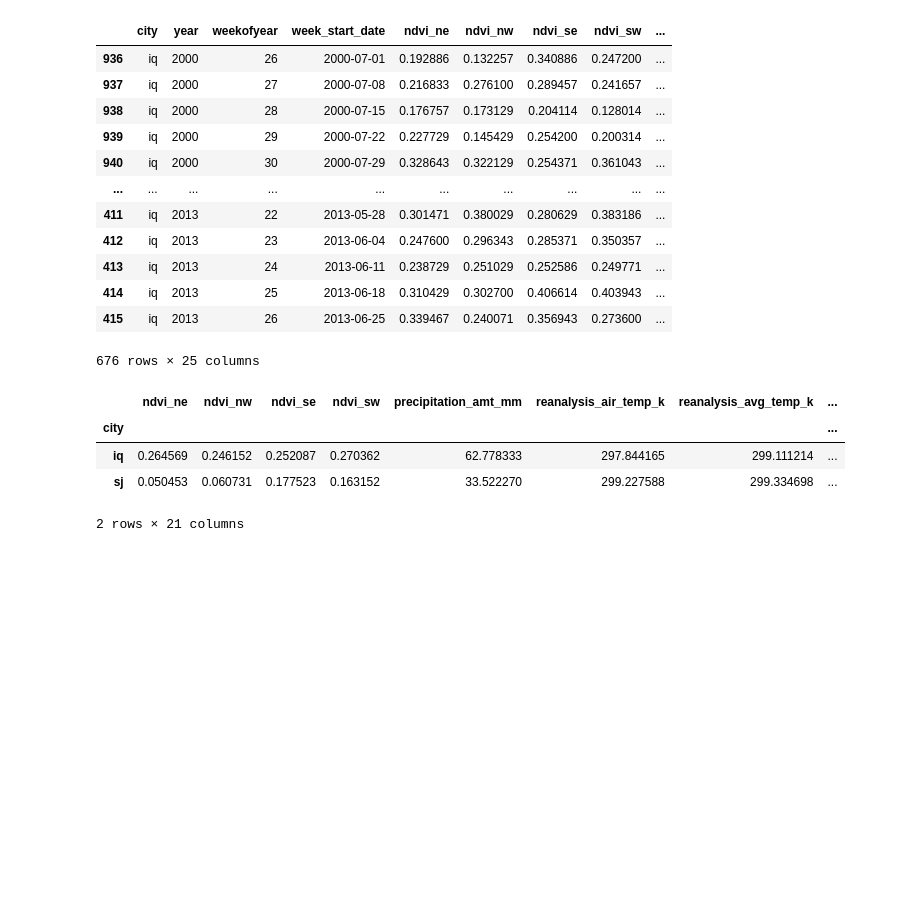
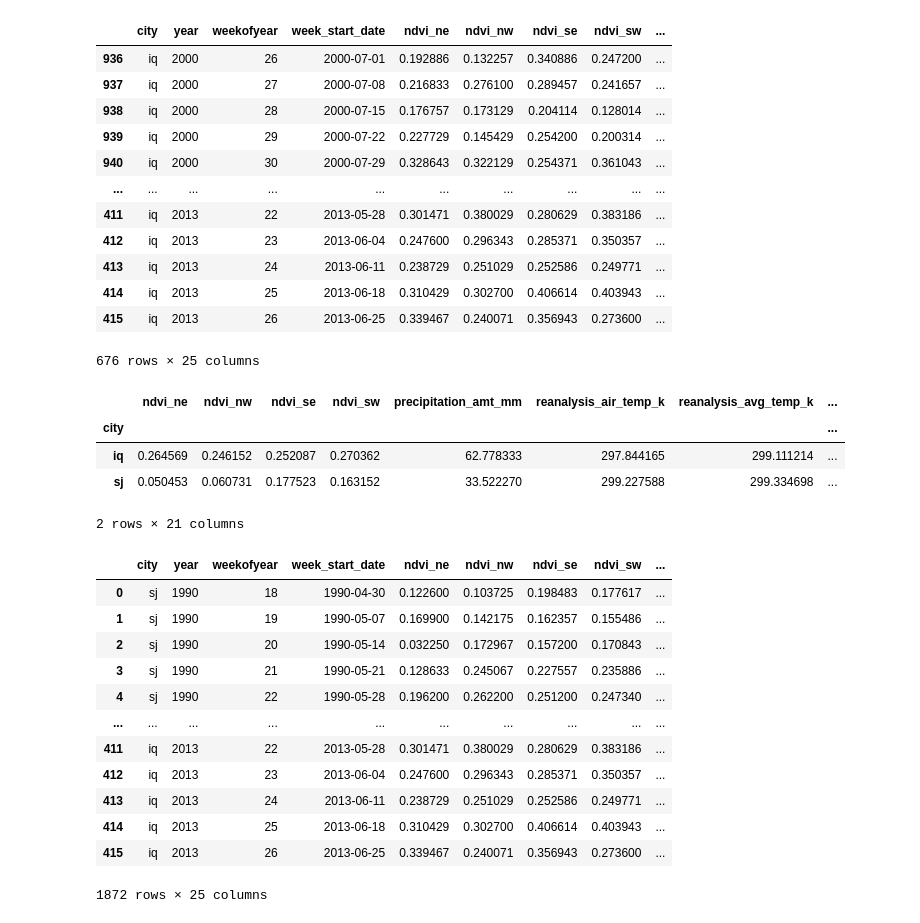
Before and after one commit to swaminathanrahul/DengAI, a Jupyter notebook: notebooks/concat_data.ipynb, the cells around one changed output. Saved outputs shown, nothing was run; the diff lists cells and outputs as text; code cells hidden in the pictures; blank space fills up the shorter version.

```diff
--- a/notebooks/concat_data.ipynb
+++ b/notebooks/concat_data.ipynb
@@ -123,3 +139,19 @@ pd.concat([df,train_labels]) \
 | iq | 0.264569 | 0.246152 | 0.252087 | 0.270362 | 62.778333 | 297.844165 | 299.111214 | ... |
 | sj | 0.050453 | 0.060731 | 0.177523 | 0.163152 | 33.522270 | 299.227588 | 299.334698 | ... |
 2 rows × 21 columns
+# %%
+df.query("")
+# %% [output]
+|  | city | year | weekofyear | week_start_date | ndvi_ne | ndvi_nw | ndvi_se | ndvi_sw | ... |
+| 0 | sj | 1990 | 18 | 1990-04-30 | 0.122600 | 0.103725 | 0.198483 | 0.177617 | ... |
+| 1 | sj | 1990 | 19 | 1990-05-07 | 0.169900 | 0.142175 | 0.162357 | 0.155486 | ... |
+| 2 | sj | 1990 | 20 | 1990-05-14 | 0.032250 | 0.172967 | 0.157200 | 0.170843 | ... |
+| 3 | sj | 1990 | 21 | 1990-05-21 | 0.128633 | 0.245067 | 0.227557 | 0.235886 | ... |
+| 4 | sj | 1990 | 22 | 1990-05-28 | 0.196200 | 0.262200 | 0.251200 | 0.247340 | ... |
+| ... | ... | ... | ... | ... | ... | ... | ... | ... | ... |
+| 411 | iq | 2013 | 22 | 2013-05-28 | 0.301471 | 0.380029 | 0.280629 | 0.383186 | ... |
+| 412 | iq | 2013 | 23 | 2013-06-04 | 0.247600 | 0.296343 | 0.285371 | 0.350357 | ... |
+| 413 | iq | 2013 | 24 | 2013-06-11 | 0.238729 | 0.251029 | 0.252586 | 0.249771 | ... |
+| 414 | iq | 2013 | 25 | 2013-06-18 | 0.310429 | 0.302700 | 0.406614 | 0.403943 | ... |
+| 415 | iq | 2013 | 26 | 2013-06-25 | 0.339467 | 0.240071 | 0.356943 | 0.273600 | ... |
+1872 rows × 25 columns
```
Also changed, not shown: parts of 4 cells of this notebook, 31 other files.
